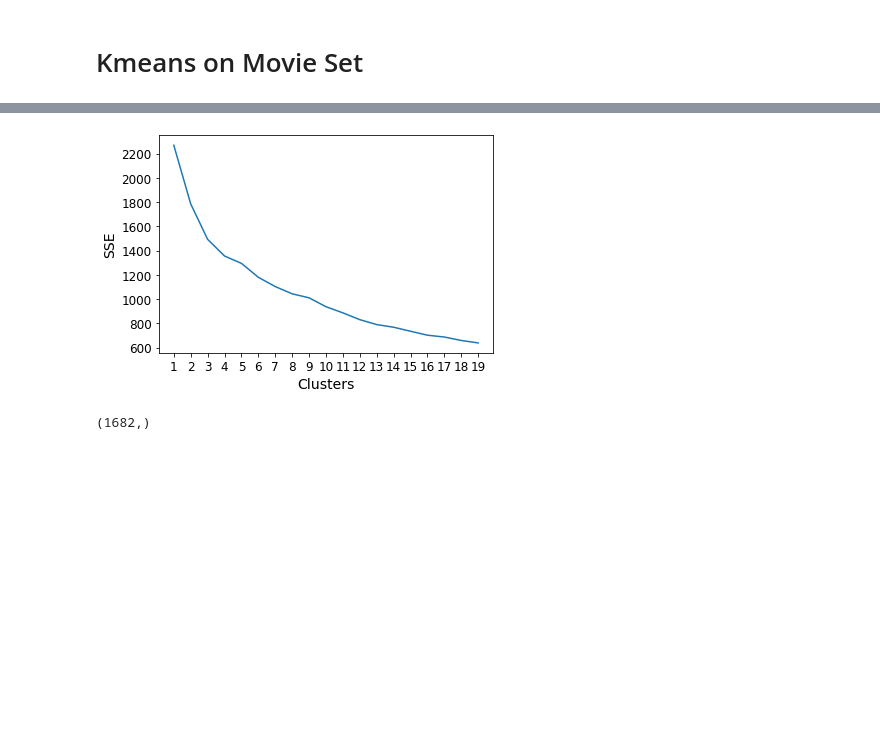
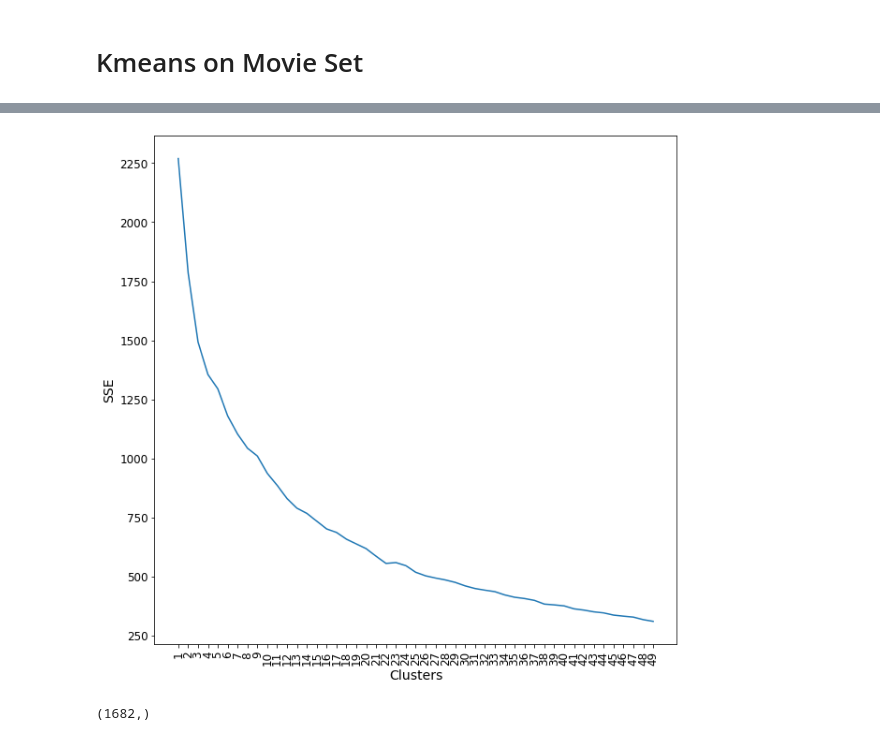
Before and after one commit to Xevenst/MovLensDataSet, a Jupyter notebook: Recommender_Systems_Final_Project.ipynb, the cells around one changed output, grey strips where cells are left out. Drawn from its saved outputs; the diff is of its cells as text; code cells hidden in the pictures; blank space fills up the shorter version.

```diff
--- a/Recommender_Systems_Final_Project.ipynb
+++ b/Recommender_Systems_Final_Project.ipynb
@@ -239,17 +239,18 @@ memory usage: 249.8 KB
 # %%
 from sklearn.cluster import KMeans
 #elbow method
 wcss = []
-for i in range(1,20):
+for i in range(1,50):
   k_means = KMeans(n_clusters=i,init='k-means++', random_state=150)
   k_means.fit_predict(movie_set_genre)
   wcss.append(k_means.inertia_)
 #plot elbow curve
-plt.plot(np.arange(1,20),wcss)
-plt.xticks(np.arange(1,20))
+fig = plt.figure(figsize=(10,10))
+plt.plot(np.arange(1,50),wcss)
+plt.xticks(np.arange(1, 50, step=1),rotation=90)
 plt.xlabel('Clusters')
 plt.ylabel('SSE')
 plt.show()
 # %% [output]
-[figure, old version]
+[figure, new version]
 # %%
```
Also changed, not shown: parts of 8 cells of this notebook.
